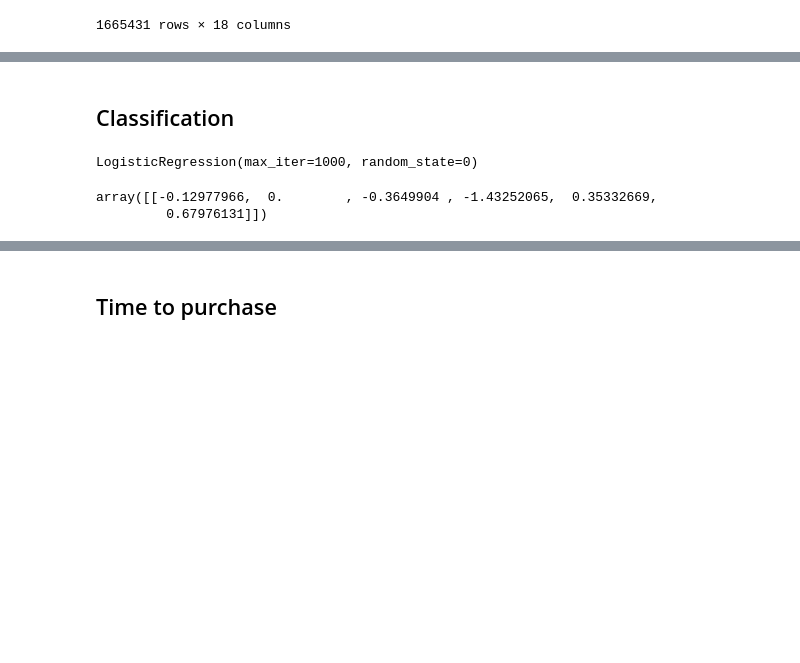
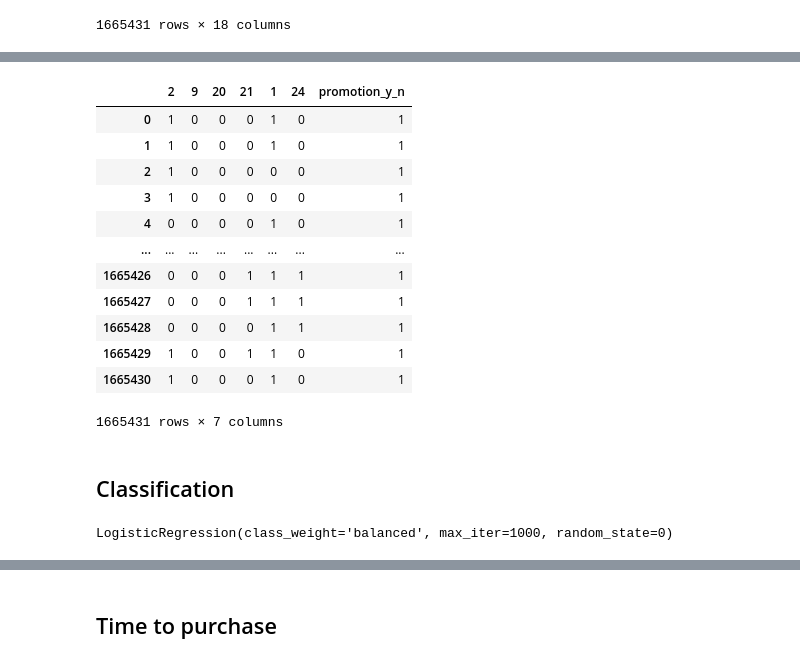
Before and after one commit to cjunwon/STATSM148-Fingerhut-Consulting, a Jupyter notebook: junwon_code/marketing_analysis.ipynb, the cells around one changed output, grey strips where cells are left out. Cells and saved outputs as stored; diff of their text form; code cells hidden in the pictures; blank space fills up the shorter version.

```diff
--- a/junwon_code/marketing_analysis.ipynb
+++ b/junwon_code/marketing_analysis.ipynb
@@ -139,3 +159,19 @@ fingerhut_combined_grouped_sample
+# %%
+fingerhut_combined_grouped_sample[[2, 9, 20, 21, 1, 24, 'promotion_y_n']]
+# %% [output]
+|  | 2 | 9 | 20 | 21 | 1 | 24 | promotion_y_n |
+| 0 | 1 | 0 | 0 | 0 | 1 | 0 | 1 |
+| 1 | 1 | 0 | 0 | 0 | 1 | 0 | 1 |
+| 2 | 1 | 0 | 0 | 0 | 0 | 0 | 1 |
+| 3 | 1 | 0 | 0 | 0 | 0 | 0 | 1 |
+| 4 | 0 | 0 | 0 | 0 | 1 | 0 | 1 |
+| ... | ... | ... | ... | ... | ... | ... | ... |
+| 1665426 | 0 | 0 | 0 | 1 | 1 | 1 | 1 |
+| 1665427 | 0 | 0 | 0 | 1 | 1 | 1 | 1 |
+| 1665428 | 0 | 0 | 0 | 0 | 1 | 1 | 1 |
+| 1665429 | 1 | 0 | 0 | 1 | 1 | 0 | 1 |
+| 1665430 | 1 | 0 | 0 | 0 | 1 | 0 | 1 |
+1665431 rows × 7 columns
 # %% [markdown]
 ## Classification
 # %%
@@ -146,7 +182,8 @@ from sklearn.model_selection import train_test_split
 # X = fingerhut_combined_grouped_sample.drop('activation', axis=1)
 # drop the columns that are not needed
 
-X = fingerhut_combined_grouped_sample[[2, 9, 20, 21, 1, 24]]
+X = fingerhut_combined_grouped_sample[[2, 9, 20, 21, 1, 24, 'promotion_y_n']]
+X.columns = X.columns.astype(str)
 y = fingerhut_combined_grouped_sample['activation']
 
 X_train, X_test, y_train, y_test = train_test_split(X, y, test_size=0.2, random_state=0)
@@ -155,14 +192,7 @@ X_train, X_test, y_train, y_test = train_test_split(X, y, test_size=0.2, random_
 
 from sklearn.linear_model import LogisticRegression
 
-logreg = LogisticRegression(max_iter=1000, random_state=0)
+logreg = LogisticRegression(max_iter=1000, random_state=0, class_weight='balanced')
 logreg.fit(X_train, y_train)
 # %% [output]
-LogisticRegression(max_iter=1000, random_state=0)
+LogisticRegression(class_weight='balanced', max_iter=1000, random_state=0)
-# %%
-# show the coefficients of the model with the feature names
-
-logreg.coef_
-# %% [output]
-array([[-0.12977966,  0.        , -0.3649904 , -1.43252065,  0.35332669,
-         0.67976131]])
```
Also changed, not shown: parts of 15 cells of this notebook, 4 other files.
